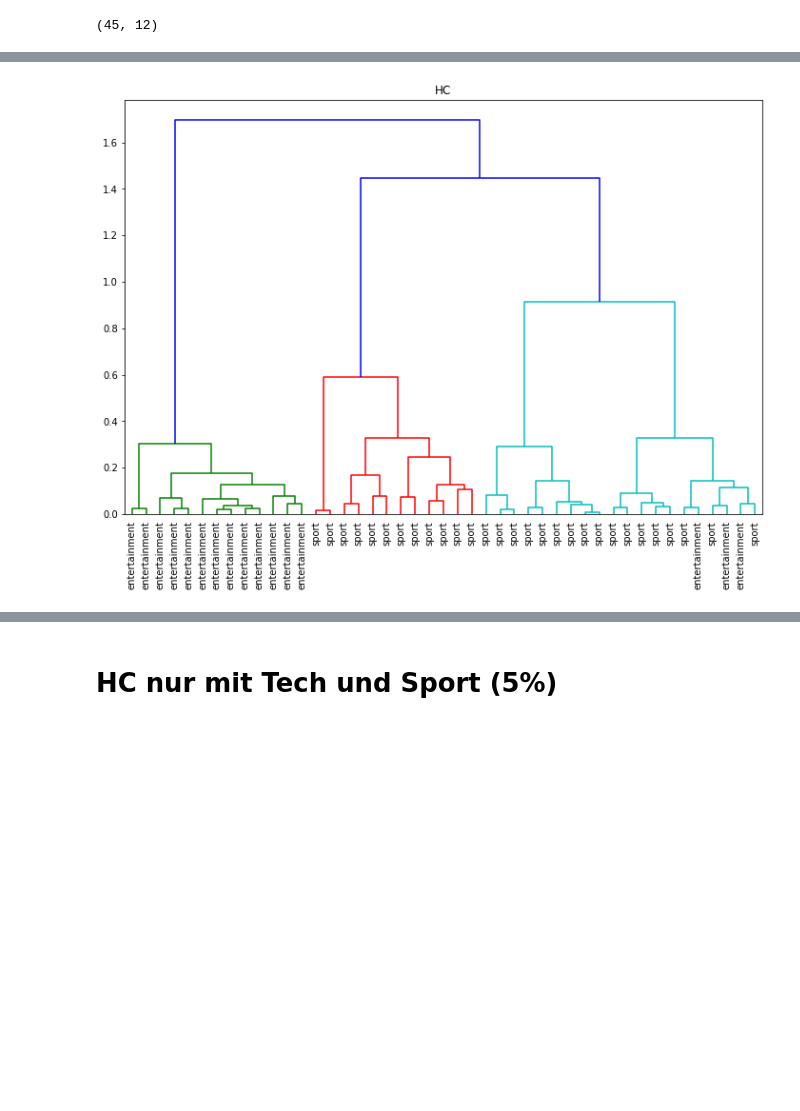
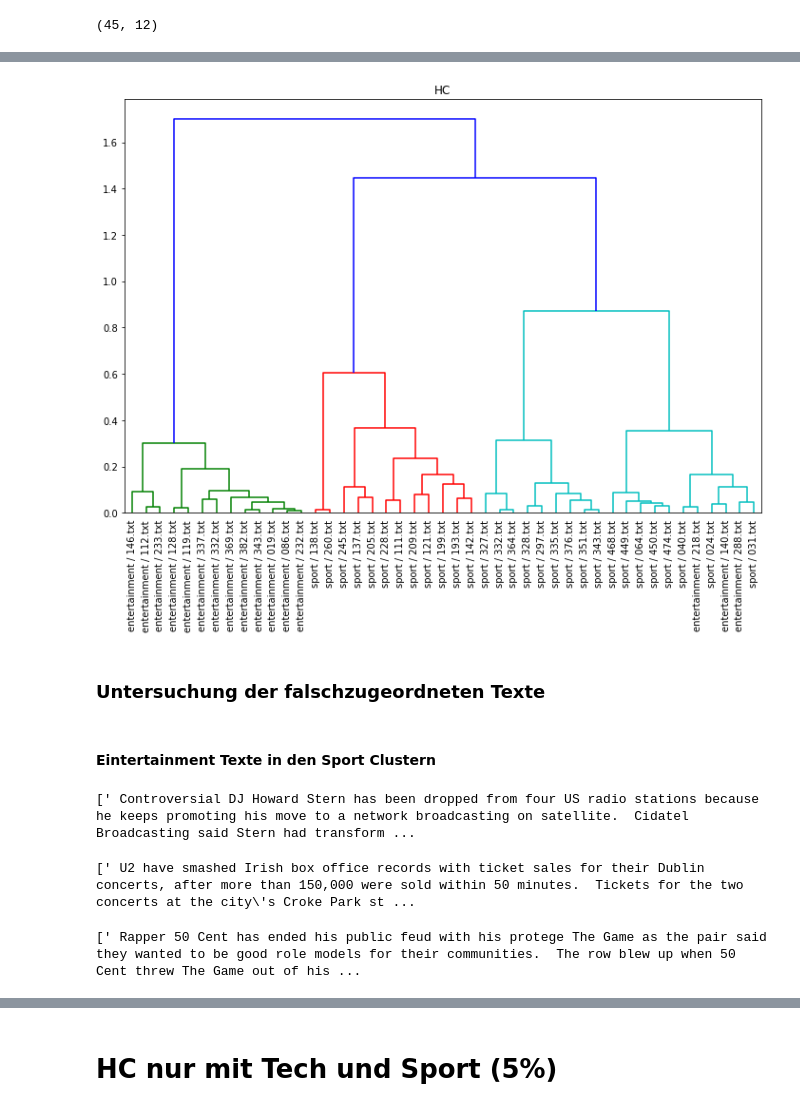
Before and after one commit to tig1795/BBC_News_cluster, a Jupyter notebook: Notebooks/3_Hierarchisches Clustering/HC_PCA.ipynb, the cells around one changed output, grey strips where cells are left out. Cells and saved outputs as stored; diff of their text form; code cells hidden in the pictures; blank space fills up the shorter version.

Commit message:
HC new images + possible Explanation of the misclassification

```diff
--- a/Notebooks/3_Hierarchisches Clustering/HC_PCA.ipynb
+++ b/Notebooks/3_Hierarchisches Clustering/HC_PCA.ipynb
@@ -248,12 +254,35 @@ tf_idf_array = tf_idf_norm.toarray()
 # %%
 sklearn_pca = PCA(n_components = 2)
 Y_sklearn = sklearn_pca.fit_transform(tf_idf_array)
 model = AgglomerativeClustering(n_clusters=None, distance_threshold=0).fit(Y_sklearn)
 link_matrix = linkage_matrix(Y_sklearn.shape[0], model.children_, model.distances_)
 plt.figure(figsize=(12,8))
 plt.title('HC')
 
-dendrogram(link_matrix, labels = data_sample.category.values, leaf_font_size=10);
-#plt.savefig('../../Bilder/HC/HC_Sport_Entertainment_25_percent.png', bbox_inches = "tight")
+dendrogram(link_matrix, labels = (data_sample['category'].values + ' ' + '/' + ' ' + data_sample['filename'].values),
+           leaf_font_size=10);
+plt.savefig('../../Bilder/HC/HC_Sport_Entertainment_25_percent_filenames.png', bbox_inches = "tight")
 # %% [output]
-[figure, old version]
+[figure, new version]
+# %% [markdown]
+### Untersuchung der falschzugeordneten Texte
+# %% [markdown]
+#### Eintertainment Texte in den Sport Clustern
+# %%
+Text218 = data_sample[data_sample['filename']  ==  '218.txt']
+List1 = Text218.content.tolist()
+List1
+# %% [output]
+[' Controversial DJ Howard Stern has been dropped from four US radio stations because he keeps promoting his move to a network broadcasting on satellite.  Cidatel Broadcasting said Stern had transform ...
+# %%
+Text140 = data_sample[data_sample['filename']  ==  '140.txt']
+List2 = Text140.content.tolist()
+List2
+# %% [output]
+[' U2 have smashed Irish box office records with ticket sales for their Dublin concerts, after more than 150,000 were sold within 50 minutes.  Tickets for the two concerts at the city\'s Croke Park st ...
+# %%
+Text288 = data_sample[data_sample['filename']  ==  '288.txt']
+List3 = Text288.content.tolist()
+List3
+# %% [output]
+[' Rapper 50 Cent has ended his public feud with his protege The Game as the pair said they wanted to be good role models for their communities.  The row blew up when 50 Cent threw The Game out of his ...
```
Also changed, not shown: parts of 9 cells of this notebook, 2 other files.
